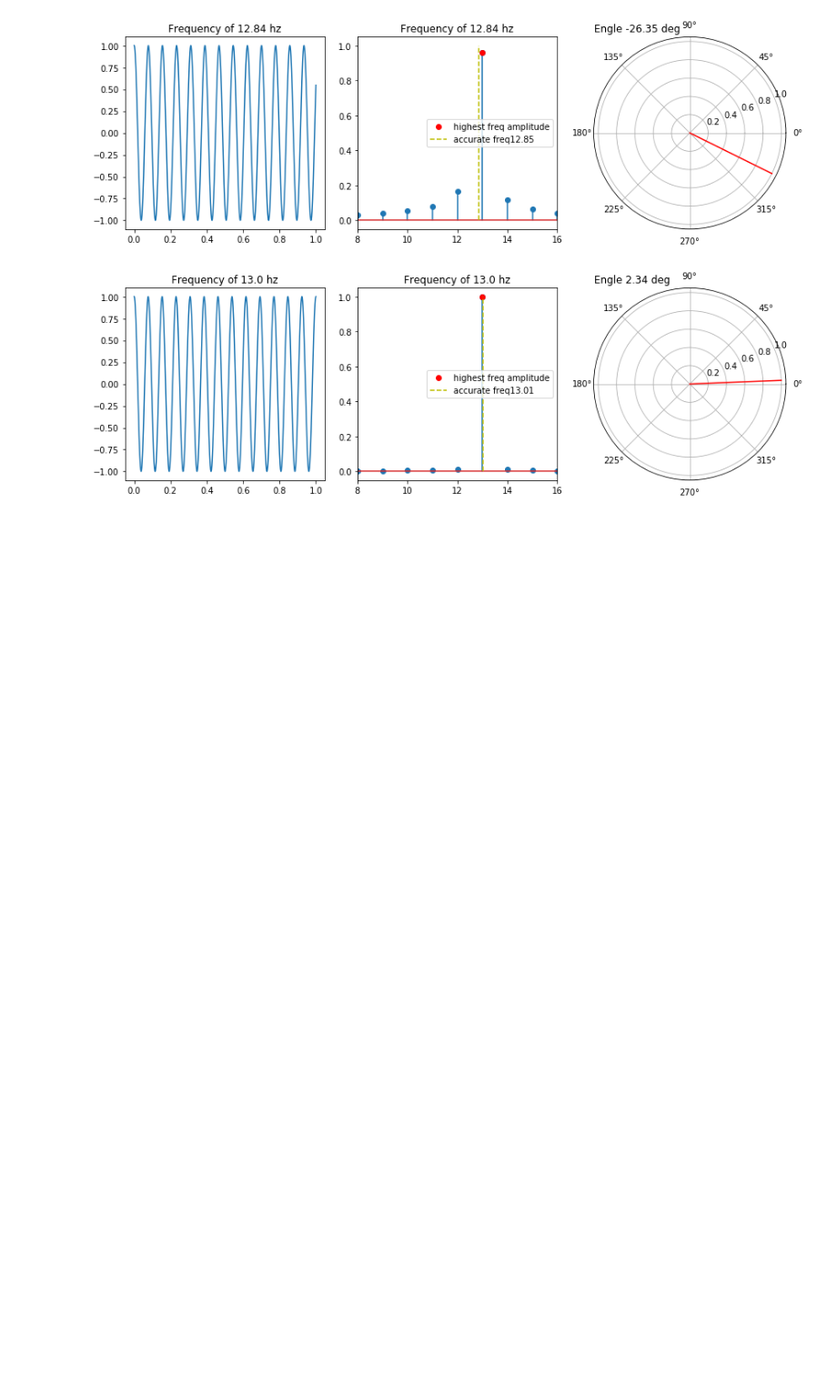
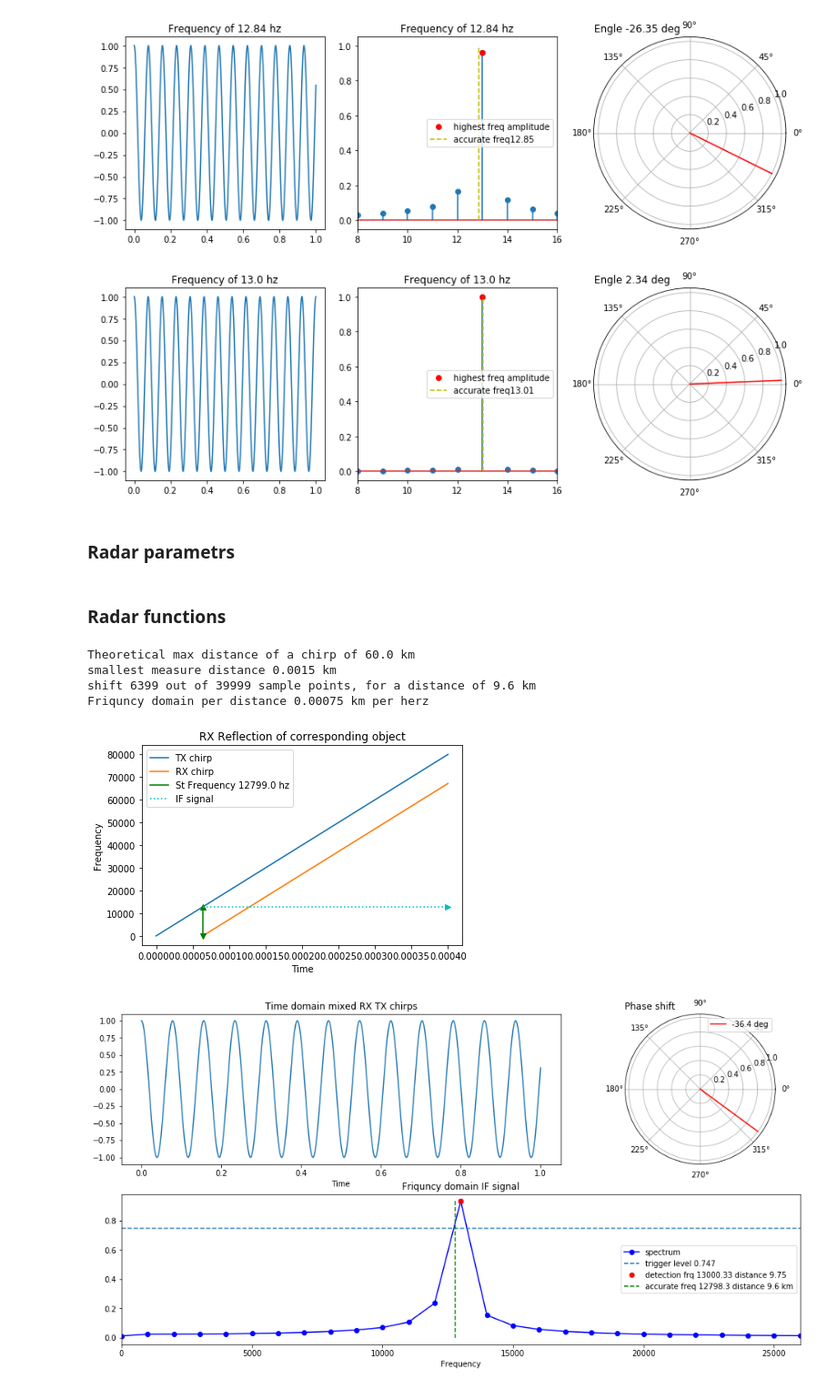
Before and after one commit to hillelskolnik/Radar_simulation_python, a Jupyter notebook: Notebook/4-Radar-velocity-measuring.ipynb, the cells around one changed output. Shown at 91% size. Cells and saved outputs as stored; diff of their text form; code cells hidden in the pictures; blank space fills up the shorter version.

Commit message:
Complete Radar simulation

```diff
--- a/Notebook/4-Radar-velocity-measuring.ipynb
+++ b/Notebook/4-Radar-velocity-measuring.ipynb
@@ -78,12 +79,19 @@ showdata(freqlen - 1)
 # %% [output]
 [figure]
 [figure]
+# %% [markdown]
+### Radar parametrs
 # %%
 start_freq = 770000
 band_freq = 80000
 duration = 0.0004
-samples_one_second = 10000000
+samples_one_second = 100000000
 rate = samples_one_second / start_freq
 sample = start_freq * rate
 npnts = int(sample * duration)
-light_speed = 300000
+light_speed_km = 300000
+
+# Object distance from radar
+kilometer = 9.6
+# %% [markdown]
+### Radar functions
@@ -89,0 +180,39 @@ light_speed = 300000
+# %%
+chirp = chirp_gen(duration,npnts,start_freq, band_freq)
+print('Theoretical max distance of a chirp of', light_speed_km * duration / 2, 'km')
+smallest_measure_distance = light_speed_km * (1 / samples_one_second) / 2
+print('smallest measure distance',smallest_measure_distance, 'km')
+
+shift = int((1 / smallest_measure_distance) * kilometer)
+print('shift', shift, 'out of', npnts, 'sample points, for a distance of', np.round(shift * smallest_measure_distance, 2), 'km')
+distance_per_herz = (light_speed_km * duration / 2) / band_freq
+print('Friquncy domain per distance', distance_per_herz, 'km per herz')
+print()
+
+chirp_time = np.linspace(0, duration, npnts)
+chirp_freq = np.linspace(0, band_freq, npnts)
+plt.plot(chirp_time, chirp_freq, label='TX chirp')
+plt.plot(chirp_time[shift:], chirp_freq[:-shift], label='RX chirp')
+plt.plot([chirp_time[shift],chirp_time[shift]], [0,chirp_freq[shift]], 'g-' , label='St Frequency {} hz'.format(np.round(chirp_freq[shift])))
+plt.plot(chirp_time[shift],0, 'gv')
+plt.plot(chirp_time[shift],chirp_freq[shift], 'g^')
+
+plt.plot([chirp_time[shift],chirp_time[-1]],[chirp_freq[shift],chirp_freq[shift]], 'c:', label='IF signal')
+plt.plot([chirp_time[-1]],[chirp_freq[shift]], 'c>')
+
+plt.ylabel('Frequency')
+plt.xlabel('Time')
+plt.title('RX Reflection of corresponding object')
+
+plt.legend()
+plt.tight_layout()
+plt.show()
+
+one_object_detector()
+# %% [output]
+Theoretical max distance of a chirp of 60.0 km
+smallest measure distance 0.0015 km
+shift 6399 out of 39999 sample points, for a distance of 9.6 km
+Friquncy domain per distance 0.00075 km per herz
+[figure, added]
+[figure, added]
```
Also changed, not shown: parts of 2 cells of this notebook.
